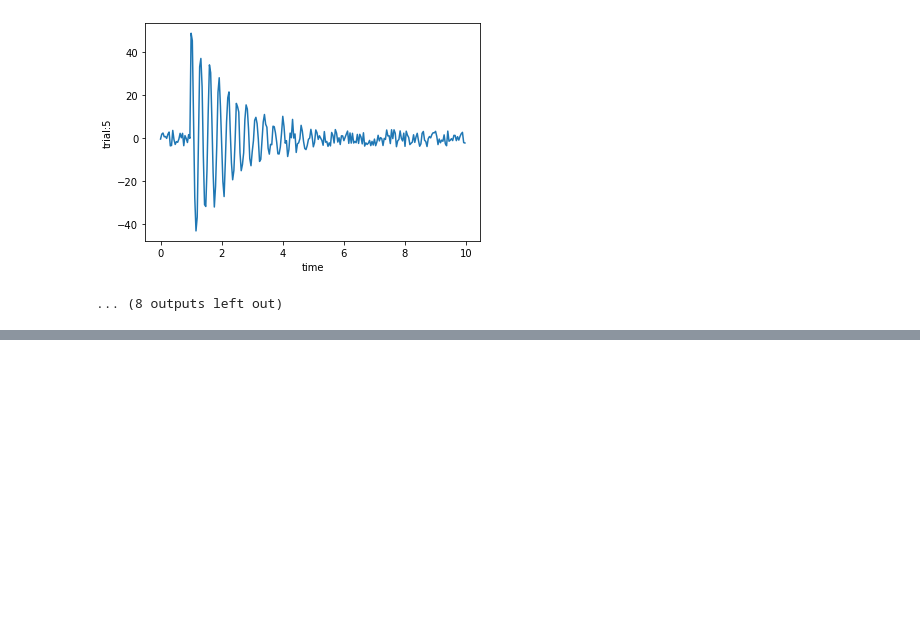
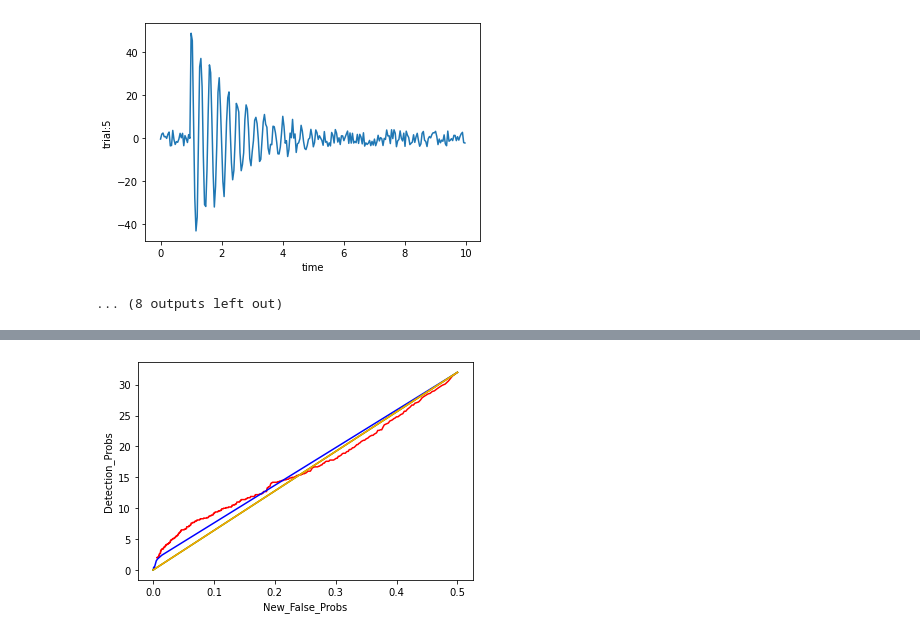
Before and after one commit to mickbrawler/Waveforms, a Jupyter notebook: Onsource_Analysis.ipynb, the cells around one changed output, grey strips where cells are left out. Saved outputs shown, nothing was run; the diff lists cells and outputs as text; code cells hidden in the pictures; blank space fills up the shorter version.

```diff
--- a/Onsource_Analysis.ipynb
+++ b/Onsource_Analysis.ipynb
@@ -559,0 +607,34 @@ for s in range(stat_length):
+# %%
+# DON'T RUN THIS WITHOUT ADJUST N, IT'S HIGH TO TEST MULTIPLE RHO'S
+
+#N_A, N_g, N_f, t0_tf, T, b, D, trials, N_t
+x = OnSource(4, 4, 4, 4, 10, 10, N_t=250)
+
+# base statistics are CC_IJ,CS_IJ
+# Chi Square stat isn't working
+
+#stat_list = ["CC_IJ", "CS_IJ", "CC_IJ/(1+CS_IJ)"]
+stat_list = ["CC_IJ", "CC_IJ/(1+CS_IJ)"]
+
+
+stat_length = len(stat_list)
+colors = ["red","blue","yellow","green","orange","pink","purple","black"]
+
+New_False_Probs = []
+Detection_Probs = []
+n_s = 5
+# First graph shows the two ROC curves ontop each other
+# Lists printed before are the False Alarm probability, and Detection Probabilities for each statistic
+for n in range(1,n_s+1):
+    rho = "CC_IJ/((1+CS_IJ)**{})".format(n)
+    x.rho(stat = rho)
+    x.window(.02)
+    x.test_plotter(1,10000)
+    plt.plot(x.New_False_Prob,x.Detection_Prob, color="{}".format(colors[n-1]))
+
+plt.plot(New_False_Probs,Detection_Probs)
+plt.xlabel("New_False_Probs")
+plt.ylabel("Detection_Probs")
+plt.show()
+# %% [output]
+[figure, added]
```
Also changed, not shown: parts of 4 cells of this notebook.
